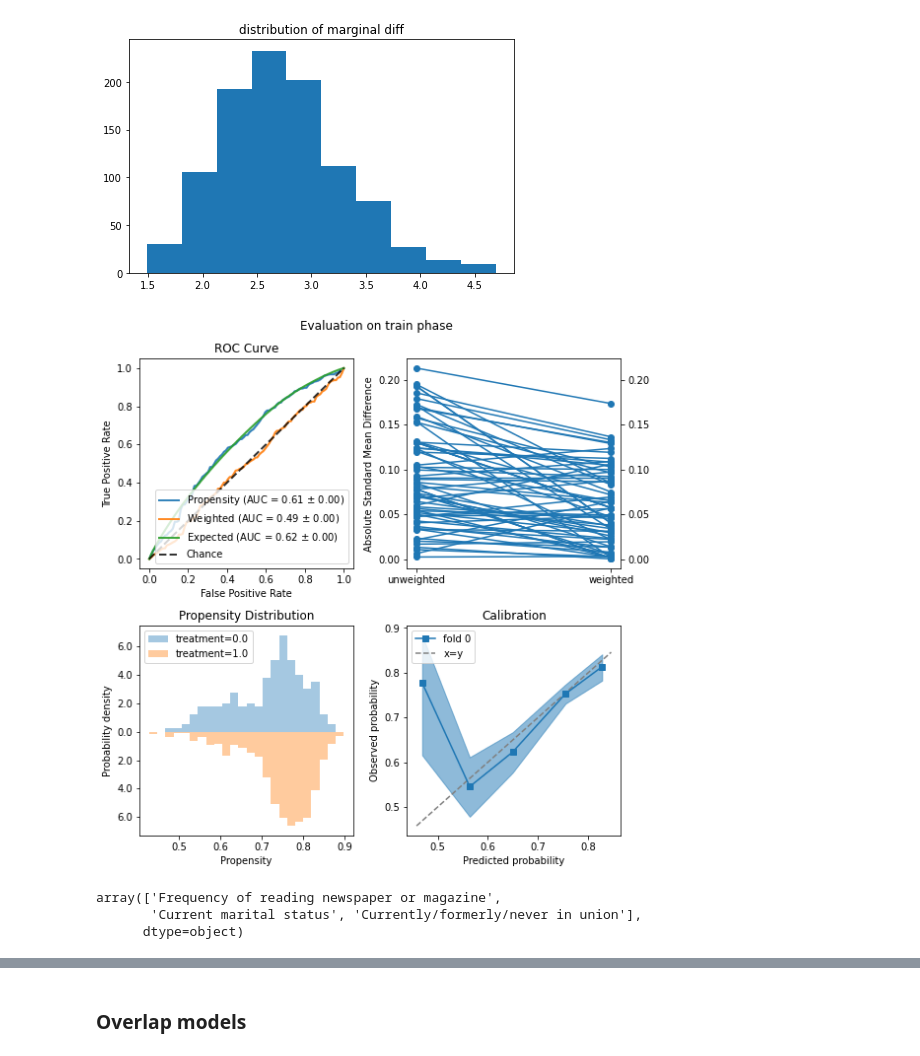
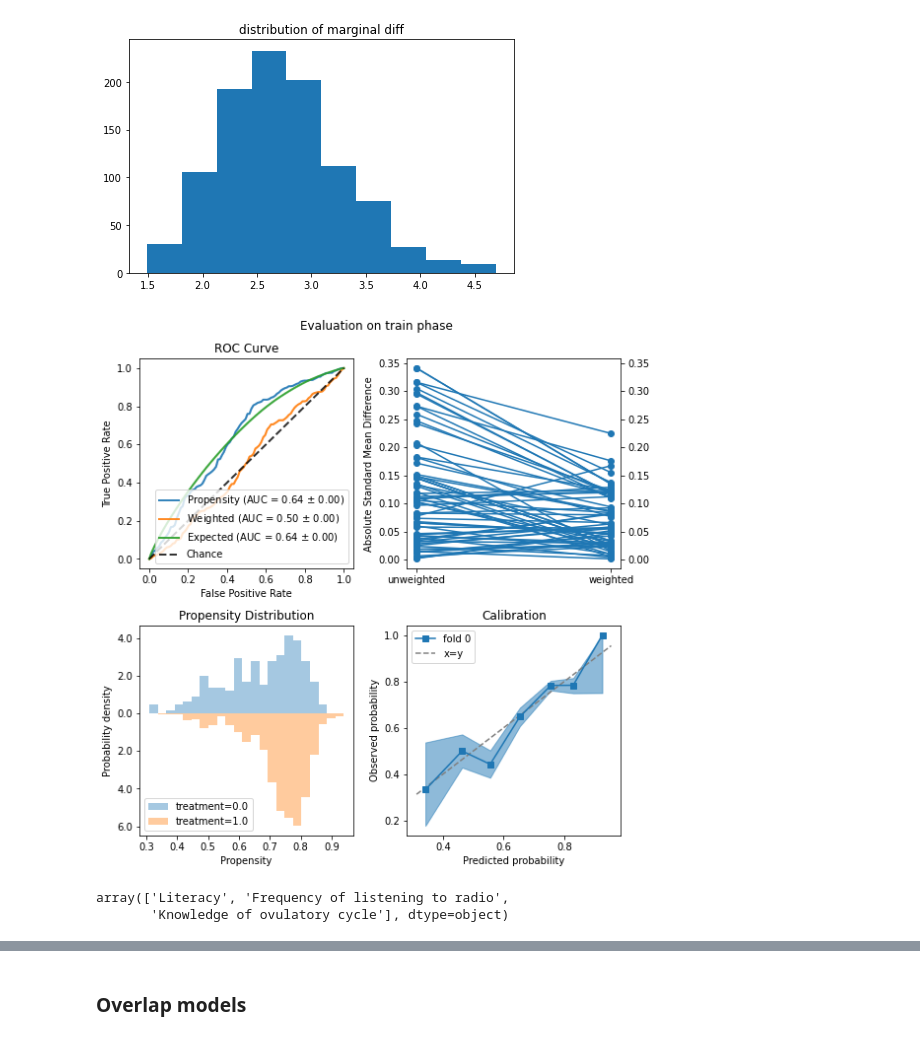
Before and after one commit to Viktour19/overlap-fp, a Jupyter notebook: ptree_exps.ipynb, the cells around one changed output, grey strips where cells are left out. Drawn from its saved outputs; the diff is of its cells as text; code cells hidden in the pictures.

```diff
--- a/ptree_exps.ipynb
+++ b/ptree_exps.ipynb
@@ -38,6 +36,6 @@ print([description(x, varenc) for x in pd.read_csv(DATA_PATH).columns[:-2]])
 # %%
-DATA_PATH = folder + 'data/fp_et-2-select1621333412-support.csv'
-X_df, a, y = get_data(data_path=DATA_PATH, encode=False)
+DATA_PATH = folder + 'data/fp_et-2-select1621333412.csv'
+X_df, a, y = get_data(data_path=DATA_PATH, encode=True)
 # %%
 pd.concat((a,y), axis=1).groupby(['treatment']).mean()
 # %% [output]
@@ -64,15 +62,14 @@ bootstrap_marginal(data_path=DATA_PATH, effect_type='or')
 (2.6918022732741216, 1.7890069546161194, 3.9717678174686473)
 [figure]
 # %%
-evaluations, X_test, a_test, y_test = propensity_model(data_path=DATA_PATH, encode=False, method='sigmoid')
+evaluations, X_test, a_test, y_test = propensity_model(data_path=DATA_PATH, encode=True, method='sigmoid')
 # %% [output]
-[figure, old version]
+[figure, new version]
 # %%
 covbal_eval(evaluations, 3)
 # %% [output]
-array(['Frequency of reading newspaper or magazine',
-       'Current marital status', 'Currently/formerly/never in union'],
-      dtype=object)
+array(['Literacy', 'Frequency of listening to radio',
+       'Knowledge of ovulatory cycle'], dtype=object)
 # %%
 bootstrap_effects(evaluations.models, X_test, a_test, y_test, n_bootstrap=1000, effect_type='or')
 # %% [output]
```
Also changed, not shown: parts of 3 cells of this notebook, 6 other files.
